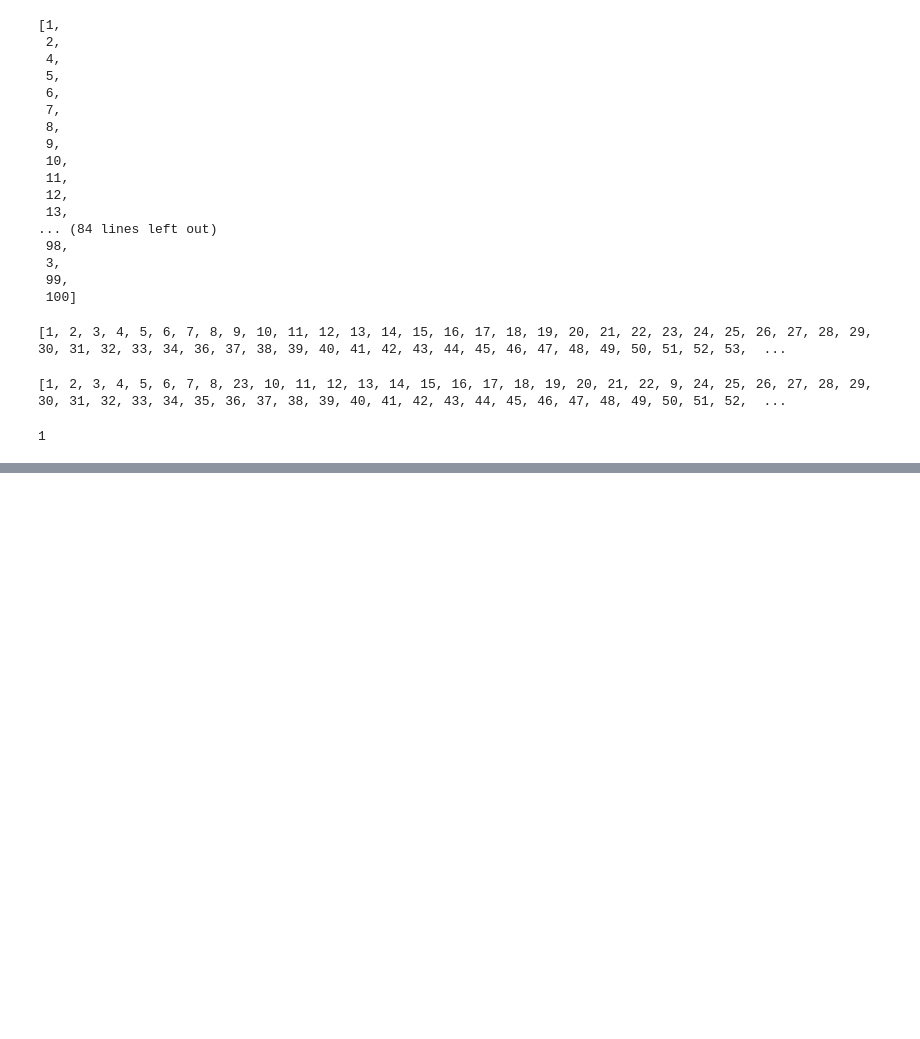
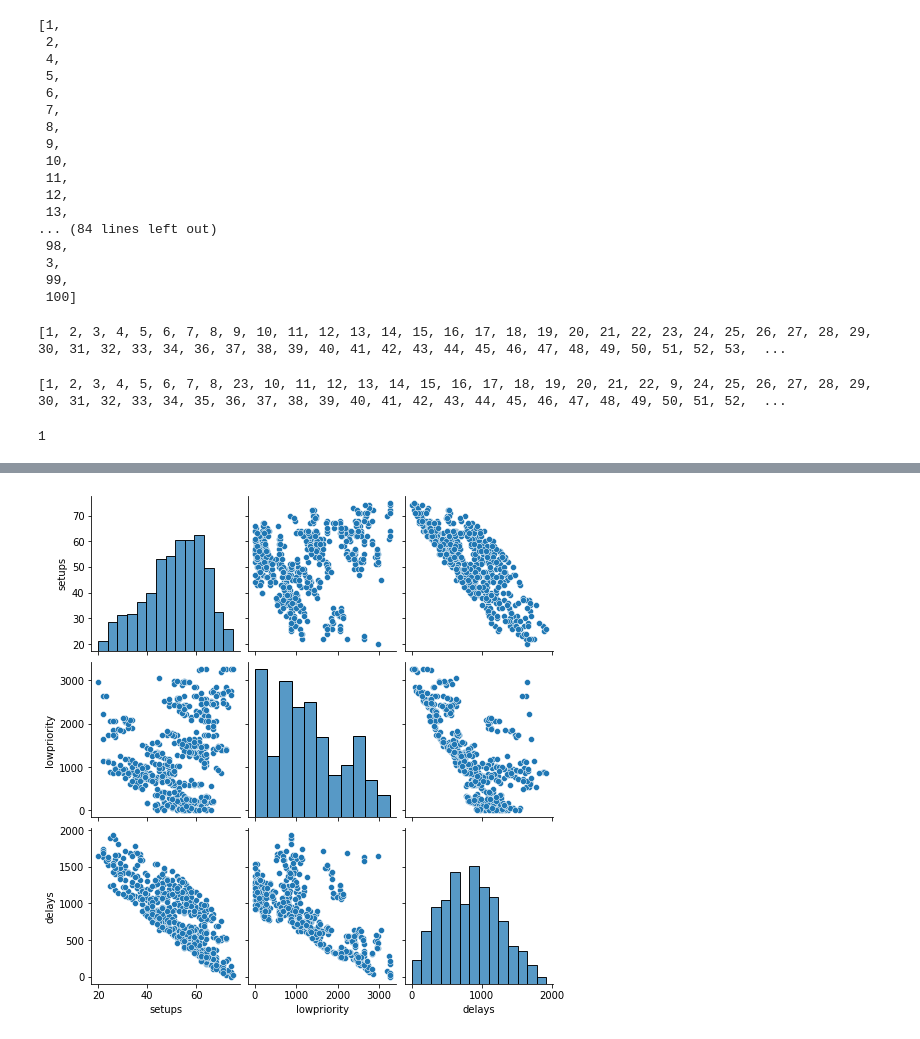
Before and after one commit to EthanRiley/evo-supply-chain, a Jupyter notebook: idk.ipynb, the cells around one changed output, grey strips where cells are left out. Saved outputs shown, nothing was run; the diff lists cells and outputs as text; code cells hidden in the pictures; blank space fills up the shorter version.

```diff
--- a/idk.ipynb
+++ b/idk.ipynb
@@ -253,0 +263,5 @@ rnd.randint(0, 2)
+# %%
+sns_pp = sns.pairplot(solutions_df)
+sns_pp.savefig('solution_pairplot.png')
+# %% [output]
+[figure, added]
```
Also changed, not shown: parts of 3 cells of this notebook, 1 other file.
